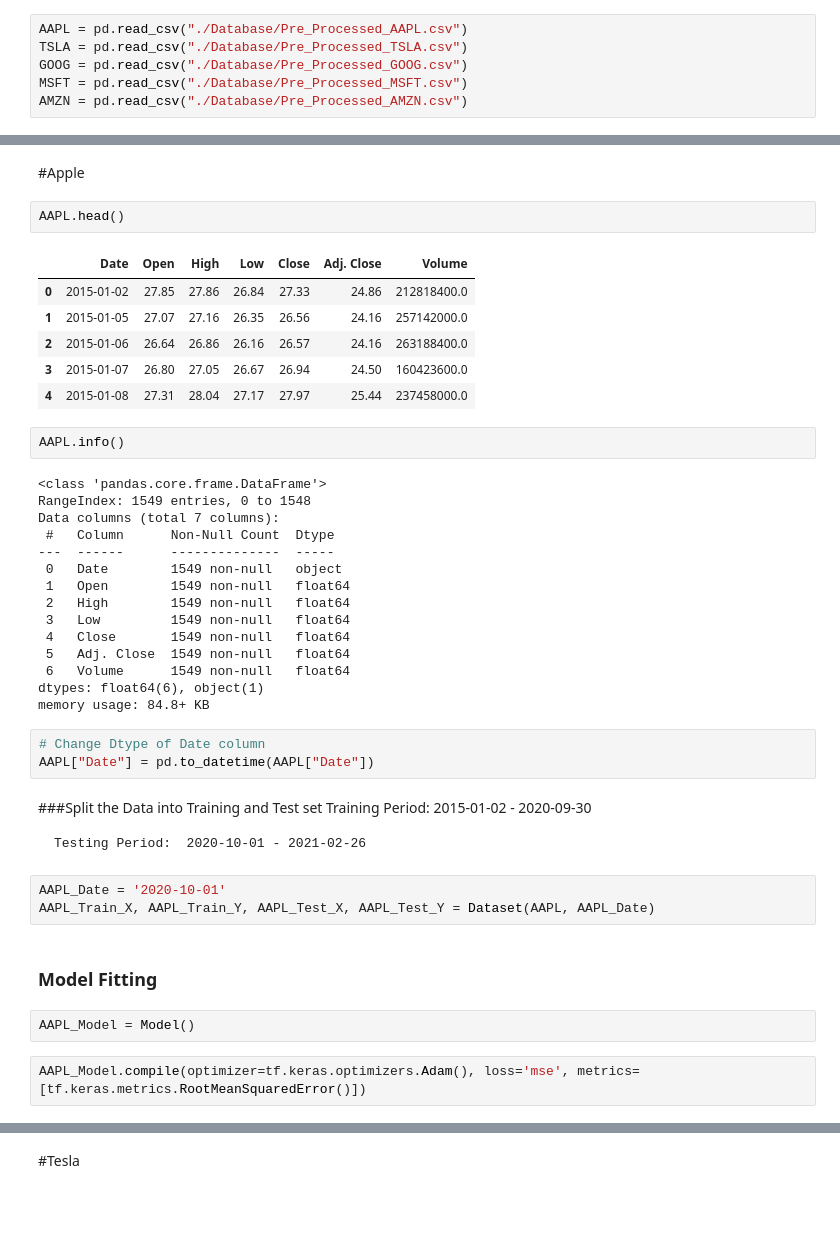
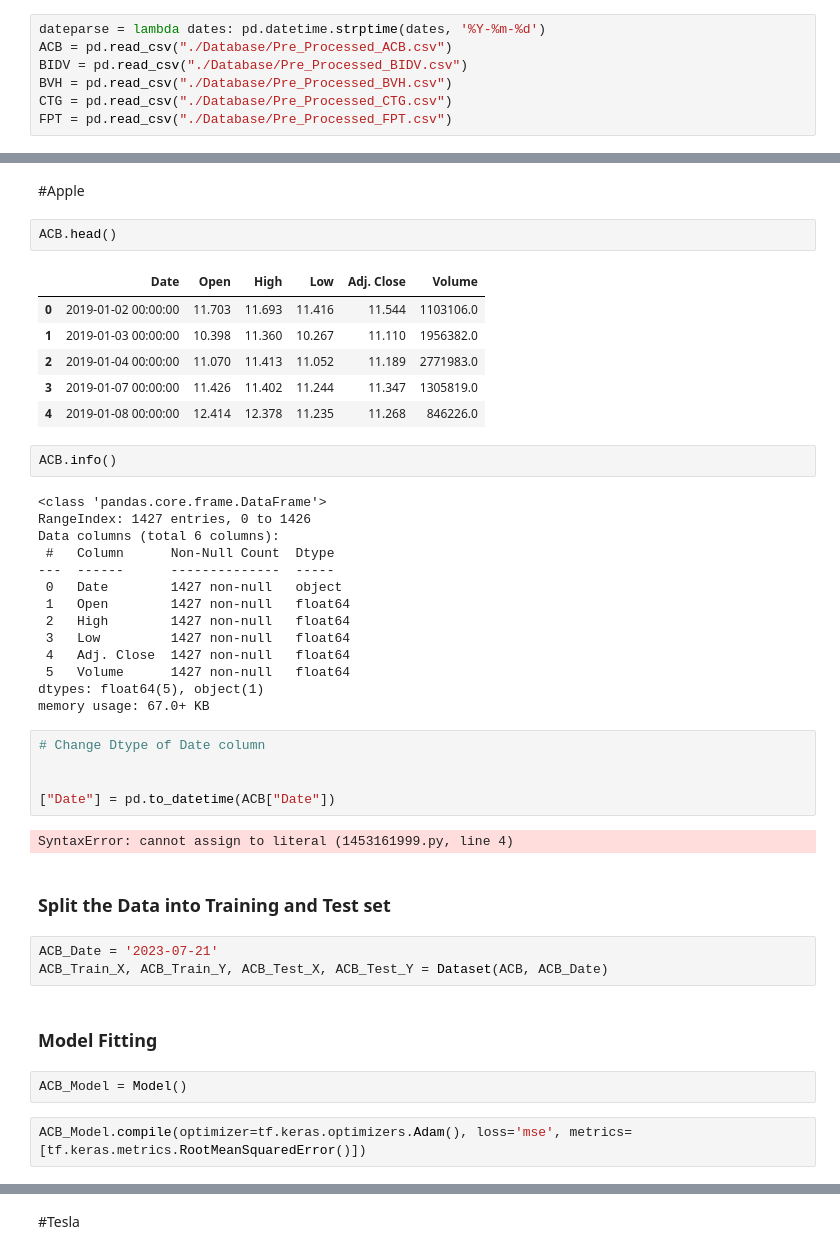
Before and after one commit to abuhmhai/Stock-Price-Prediction-X, a Jupyter notebook: Deep_Learning_Model.ipynb, the cells around one changed output, grey strips where cells are left out. Saved outputs shown, nothing was run; the diff lists cells and outputs as text; blank space fills up the shorter version.

Commit message:
done DeepLearning Model with ACB

```diff
--- a/Deep_Learning_Model.ipynb
+++ b/Deep_Learning_Model.ipynb
@@ -14,9 +43,10 @@ warnings.filterwarnings('ignore')
 # %%
-AAPL = pd.read_csv("./Database/Pre_Processed_AAPL.csv")
-TSLA = pd.read_csv("./Database/Pre_Processed_TSLA.csv")
-GOOG = pd.read_csv("./Database/Pre_Processed_GOOG.csv")
-MSFT = pd.read_csv("./Database/Pre_Processed_MSFT.csv")
-AMZN = pd.read_csv("./Database/Pre_Processed_AMZN.csv")
+dateparse = lambda dates: pd.datetime.strptime(dates, '%Y-%m-%d')
+ACB = pd.read_csv("./Database/Pre_Processed_ACB.csv")
+BIDV = pd.read_csv("./Database/Pre_Processed_BIDV.csv")
+BVH = pd.read_csv("./Database/Pre_Processed_BVH.csv")
+CTG = pd.read_csv("./Database/Pre_Processed_CTG.csv")
+FPT = pd.read_csv("./Database/Pre_Processed_FPT.csv")
 # %% [markdown]
 ### Data Proprocessing
 # %%
@@ -136,46 +174,46 @@ callback = tf.keras.callbacks.LearningRateScheduler(scheduler)
 # %% [markdown]
 #Apple
 # %%
-AAPL.head()
+ACB.head()
 # %% [output]
-|  | Date | Open | High | Low | Close | Adj. Close | Volume |
-| 0 | 2015-01-02 | 27.85 | 27.86 | 26.84 | 27.33 | 24.86 | 212818400.0 |
-| 1 | 2015-01-05 | 27.07 | 27.16 | 26.35 | 26.56 | 24.16 | 257142000.0 |
-| 2 | 2015-01-06 | 26.64 | 26.86 | 26.16 | 26.57 | 24.16 | 263188400.0 |
-| 3 | 2015-01-07 | 26.80 | 27.05 | 26.67 | 26.94 | 24.50 | 160423600.0 |
-| 4 | 2015-01-08 | 27.31 | 28.04 | 27.17 | 27.97 | 25.44 | 237458000.0 |
+|  | Date | Open | High | Low | Adj. Close | Volume |
+| 0 | 2019-01-02 00:00:00 | 11.703 | 11.693 | 11.416 | 11.544 | 1103106.0 |
+| 1 | 2019-01-03 00:00:00 | 10.398 | 11.360 | 10.267 | 11.110 | 1956382.0 |
+| 2 | 2019-01-04 00:00:00 | 11.070 | 11.413 | 11.052 | 11.189 | 2771983.0 |
+| 3 | 2019-01-07 00:00:00 | 11.426 | 11.402 | 11.244 | 11.347 | 1305819.0 |
+| 4 | 2019-01-08 00:00:00 | 12.414 | 12.378 | 11.235 | 11.268 | 846226.0 |
 # %%
-AAPL.info()
+ACB.info()
 # %% [output]
 <class 'pandas.core.frame.DataFrame'>
-RangeIndex: 1549 entries, 0 to 1548
-Data columns (total 7 columns):
+RangeIndex: 1427 entries, 0 to 1426
+Data columns (total 6 columns):
  #   Column      Non-Null Count  Dtype
 ---  ------      --------------  -----
- 0   Date        1549 non-null   object
- 1   Open        1549 non-null   float64
- 2   High        1549 non-null   float64
- 3   Low         1549 non-null   float64
- 4   Close       1549 non-null   float64
- 5   Adj. Close  1549 non-null   float64
- 6   Volume      1549 non-null   float64
-dtypes: float64(6), object(1)
-memory usage: 84.8+ KB
+ 0   Date        1427 non-null   object
+ 1   Open        1427 non-null   float64
+ 2   High        1427 non-null   float64
+ 3   Low         1427 non-null   float64
+ 4   Adj. Close  1427 non-null   float64
+ 5   Volume      1427 non-null   float64
+dtypes: float64(5), object(1)
+memory usage: 67.0+ KB
 # %%
 # Change Dtype of Date column
-AAPL["Date"] = pd.to_datetime(AAPL["Date"])
+
+
+["Date"] = pd.to_datetime(ACB["Date"])
+# %% [output]
+SyntaxError: cannot assign to literal (1453161999.py, line 4)
 # %% [markdown]
-###Split the Data into Training and Test set
-    Training Period: 2015-01-02 - 2020-09-30
-
-    Testing Period:  2020-10-01 - 2021-02-26
+### Split the Data into Training and Test set
-# %%
-AAPL_Date = '2020-10-01'
-AAPL_Train_X, AAPL_Train_Y, AAPL_Test_X, AAPL_Test_Y = Dataset(AAPL, AAPL_Date)
+# %%
+ACB_Date = '2023-07-21'
+ACB_Train_X, ACB_Train_Y, ACB_Test_X, ACB_Test_Y = Dataset(ACB, ACB_Date)
 # %% [markdown]
 ### Model Fitting
 # %%
-AAPL_Model = Model()
+ACB_Model = Model()
 # %%
-AAPL_Model.compile(optimizer=tf.keras.optimizers.Adam(), loss='mse', metrics=[tf.keras.metrics.RootMeanSquaredError()])
+ACB_Model.compile(optimizer=tf.keras.optimizers.Adam(), loss='mse', metrics=[tf.keras.metrics.RootMeanSquaredError()])
 # %%
```
Also changed, not shown: parts of 16 cells of this notebook, 2 other files.
